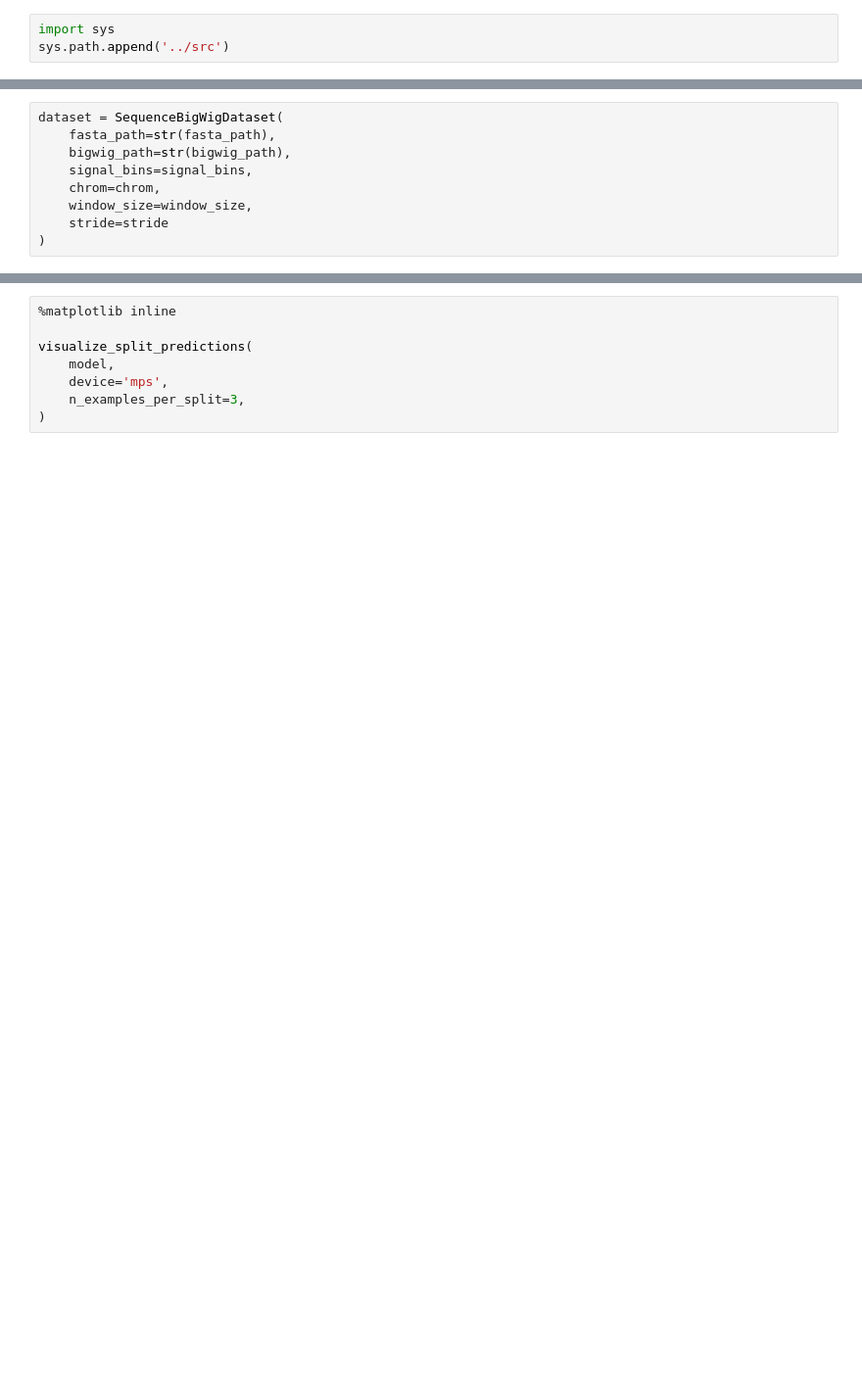
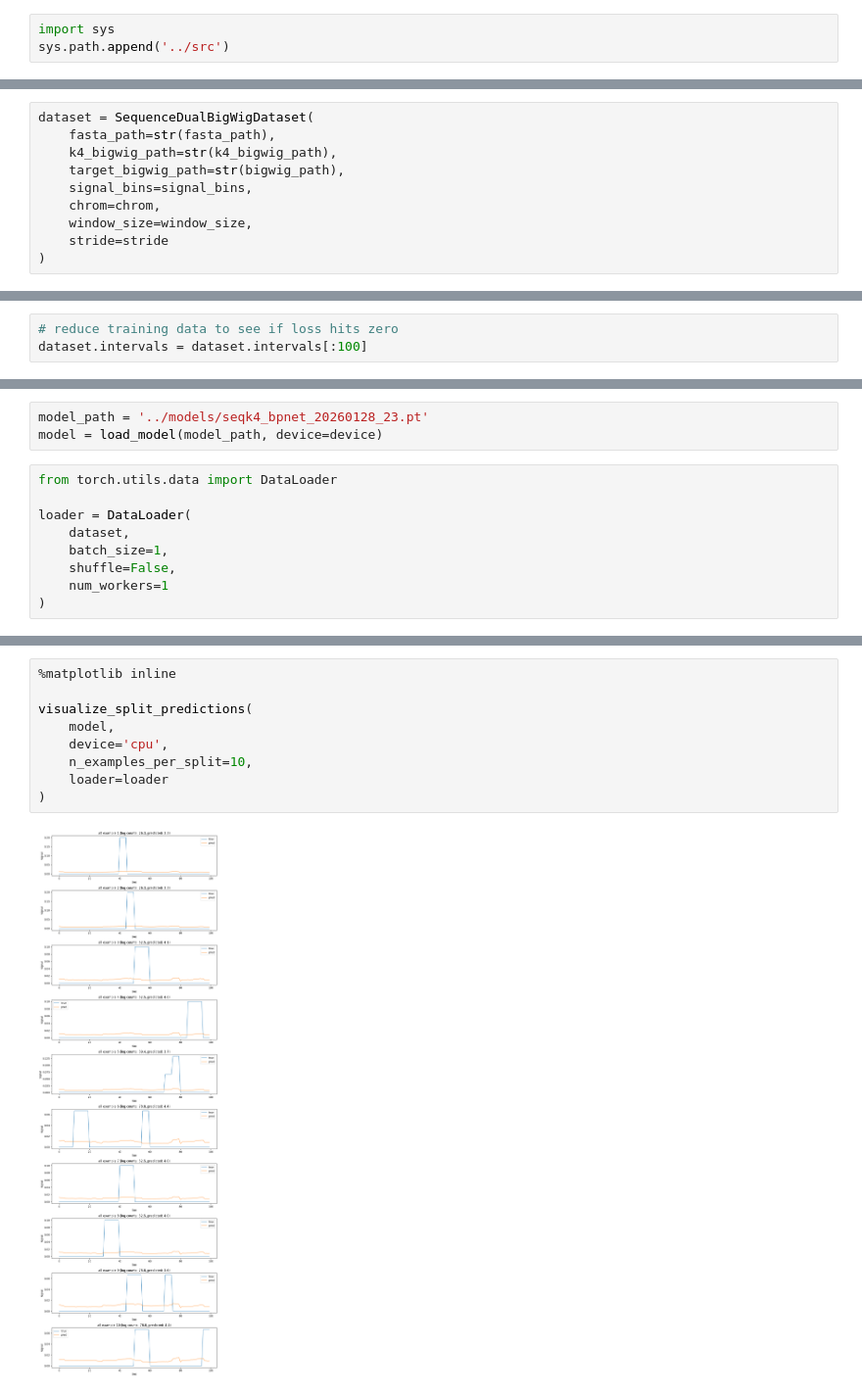
Before and after one commit to alw399/FACT, a Jupyter notebook: notebooks/train_seqk4.ipynb, the cells around one changed output, grey strips where cells are left out. Shown at 98% size. Drawn from its saved outputs; the diff is of its cells as text; blank space fills up the shorter version.

```diff
--- a/notebooks/train_seqk4.ipynb
+++ b/notebooks/train_seqk4.ipynb
@@ -22,8 +26,9 @@ device = 'mps'
 weight_decay = 1e-4
 # %%
-dataset = SequenceBigWigDataset(
+dataset = SequenceDualBigWigDataset(
     fasta_path=str(fasta_path),
-    bigwig_path=str(bigwig_path),
+    k4_bigwig_path=str(k4_bigwig_path),
+    target_bigwig_path=str(bigwig_path),
     signal_bins=signal_bins,
     chrom=chrom,
     window_size=window_size,
@@ -34,3 +55,6 @@ len(dataset)
+# %%
+# reduce training data to see if loss hits zero
+dataset.intervals = dataset.intervals[:100]
 # %%
 config = TrainConfig(
     lr=lr,
@@ -56,0 +103,12 @@ print(f"Saved trained model state_dict to: {output_model_path}")
+# %%
+model_path = '../models/seqk4_bpnet_20260128_23.pt'
+model = load_model(model_path, device=device)
+# %%
+from torch.utils.data import DataLoader
+
+loader = DataLoader(
+    dataset,
+    batch_size=1,
+    shuffle=False,
+    num_workers=1
+)
@@ -57,8 +117,11 @@ print(f"Saved trained model state_dict to: {output_model_path}")
 # %%
 %matplotlib inline
 
 visualize_split_predictions(
     model,
-    device='mps',
-    n_examples_per_split=3,
+    device='cpu',
+    n_examples_per_split=10,
+    loader=loader
 )
+# %% [output]
+[figure, added]
```
Also changed, not shown: parts of 13 cells of this notebook, 8 other files.
